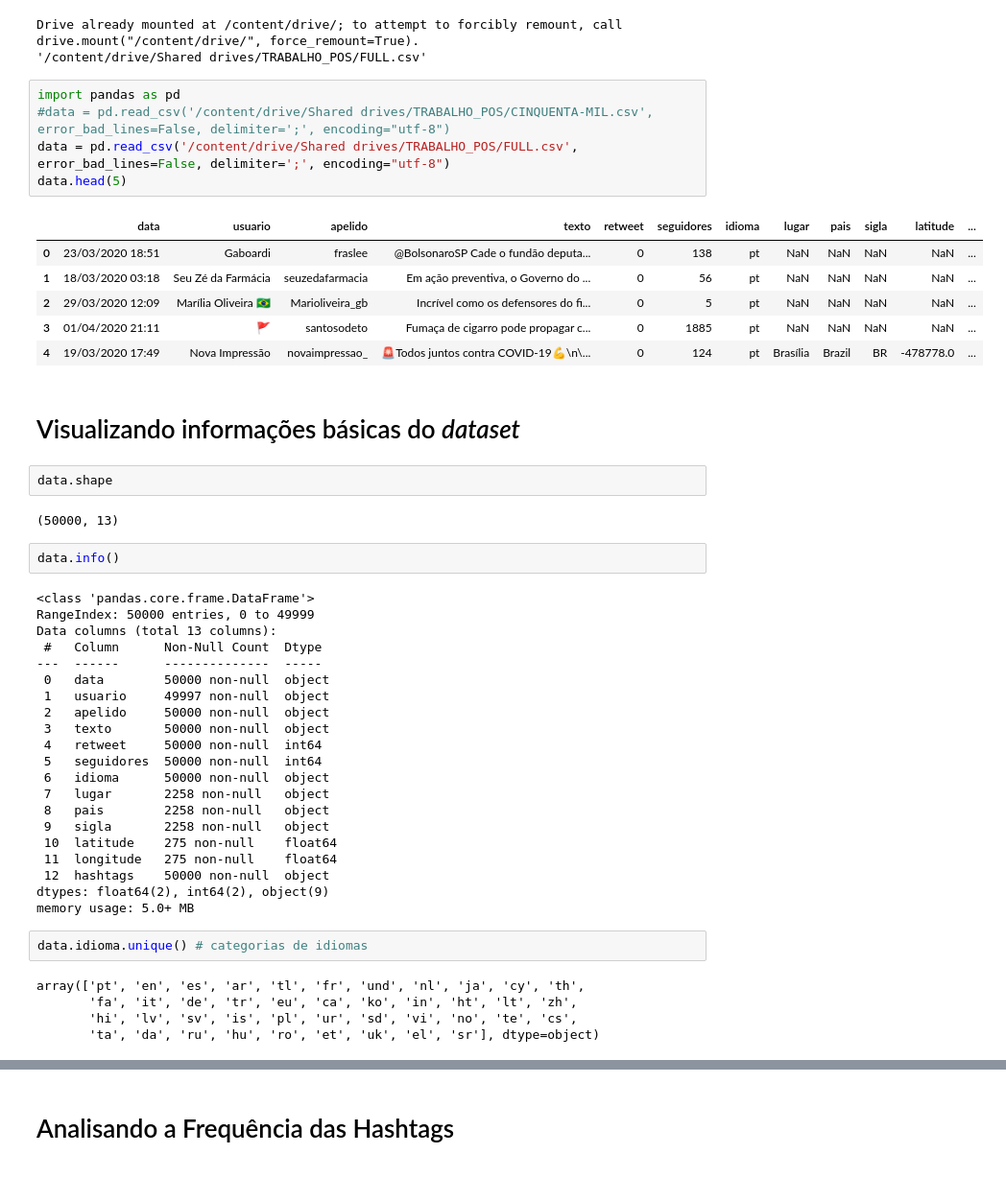
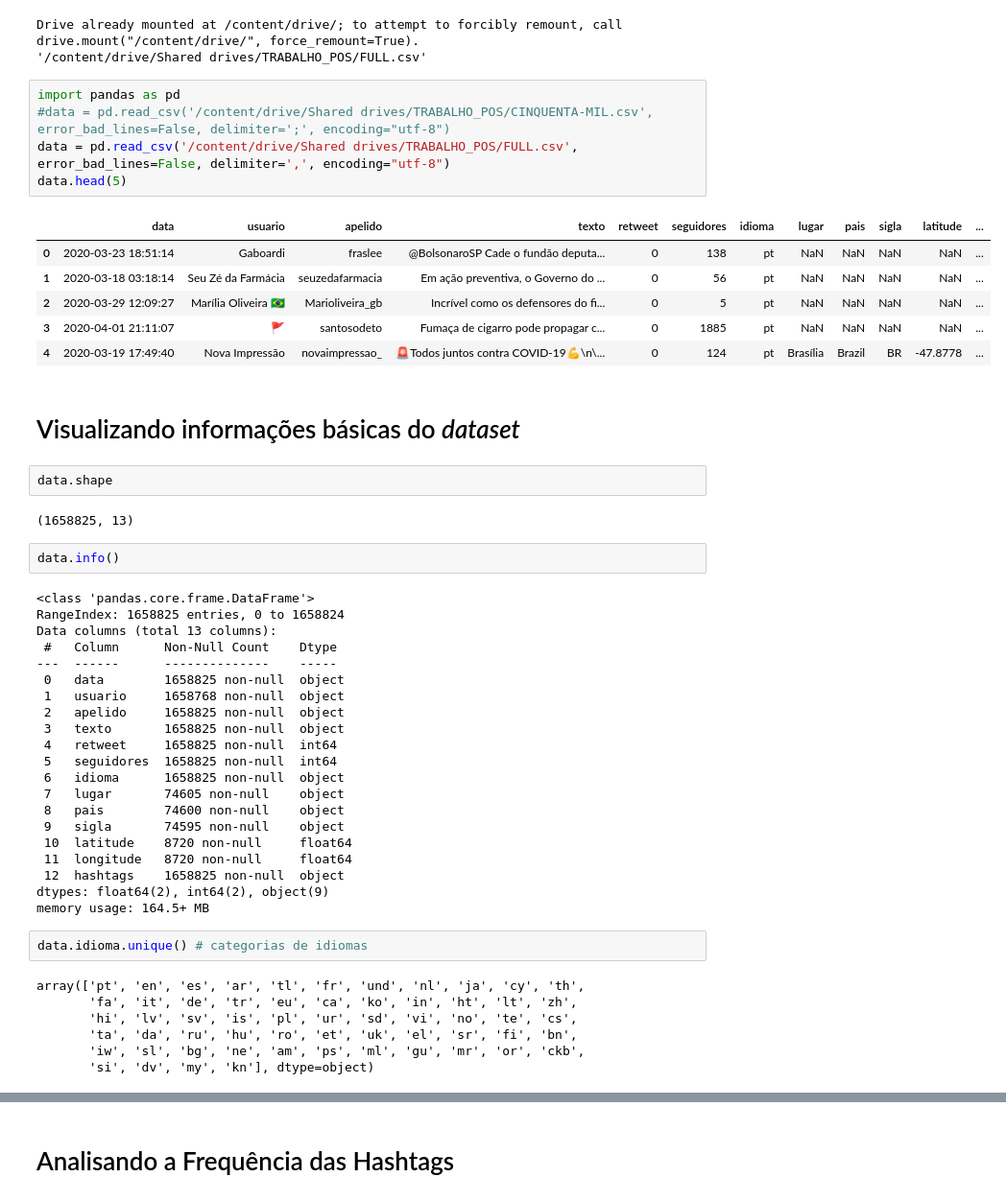
Before and after one commit to adielws/covid19-questions, a Jupyter notebook: covid19_questions.ipynb, the cells around one changed output, grey strips where cells are left out. Shown at 96% size. Drawn from its saved outputs; the diff is of its cells as text.

```diff
--- a/covid19_questions.ipynb
+++ b/covid19_questions.ipynb
@@ -27,51 +27,53 @@ Drive already mounted at /content/drive/; to attempt to forcibly remount, call d
 # %%
 import pandas as pd
 #data = pd.read_csv('/content/drive/Shared drives/TRABALHO_POS/CINQUENTA-MIL.csv', error_bad_lines=False, delimiter=';', encoding="utf-8")
-data = pd.read_csv('/content/drive/Shared drives/TRABALHO_POS/FULL.csv', error_bad_lines=False, delimiter=';', encoding="utf-8")
+data = pd.read_csv('/content/drive/Shared drives/TRABALHO_POS/FULL.csv', error_bad_lines=False, delimiter=',', encoding="utf-8")
 data.head(5)
 # %% [output]
 |  | data | usuario | apelido | texto | retweet | seguidores | idioma | lugar | pais | sigla | latitude | ... |
-| 0 | 23/03/2020 18:51 | Gaboardi | fraslee | @BolsonaroSP Cade o fundão deputa... | 0 | 138 | pt | NaN | NaN | NaN | NaN | ... |
-| 1 | 18/03/2020 03:18 | Seu Zé da Farmácia | seuzedafarmacia | Em ação preventiva, o Governo do ... | 0 | 56 | pt | NaN | NaN | NaN | NaN | ... |
-| 2 | 29/03/2020 12:09 | Marília Oliveira 🇧🇷 | Marioliveira_gb | Incrível como os defensores do fi... | 0 | 5 | pt | NaN | NaN | NaN | NaN | ... |
-| 3 | 01/04/2020 21:11 | 🚩 | santosodeto | Fumaça de cigarro pode propagar c... | 0 | 1885 | pt | NaN | NaN | NaN | NaN | ... |
-| 4 | 19/03/2020 17:49 | Nova Impressão | novaimpressao_ | 🚨Todos juntos contra COVID-19💪\n\... | 0 | 124 | pt | Brasília | Brazil | BR | -478778.0 | ... |
+| 0 | 2020-03-23 18:51:14 | Gaboardi | fraslee | @BolsonaroSP Cade o fundão deputa... | 0 | 138 | pt | NaN | NaN | NaN | NaN | ... |
+| 1 | 2020-03-18 03:18:14 | Seu Zé da Farmácia | seuzedafarmacia | Em ação preventiva, o Governo do ... | 0 | 56 | pt | NaN | NaN | NaN | NaN | ... |
+| 2 | 2020-03-29 12:09:27 | Marília Oliveira 🇧🇷 | Marioliveira_gb | Incrível como os defensores do fi... | 0 | 5 | pt | NaN | NaN | NaN | NaN | ... |
+| 3 | 2020-04-01 21:11:07 | 🚩 | santosodeto | Fumaça de cigarro pode propagar c... | 0 | 1885 | pt | NaN | NaN | NaN | NaN | ... |
+| 4 | 2020-03-19 17:49:40 | Nova Impressão | novaimpressao_ | 🚨Todos juntos contra COVID-19💪\n\... | 0 | 124 | pt | Brasília | Brazil | BR | -47.8778 | ... |
 # %% [markdown]
 # Visualizando informações básicas do *dataset*
 # %%
 data.shape
 # %% [output]
-(50000, 13)
+(1658825, 13)
 # %%
 data.info()
 # %% [output]
 <class 'pandas.core.frame.DataFrame'>
-RangeIndex: 50000 entries, 0 to 49999
+RangeIndex: 1658825 entries, 0 to 1658824
 Data columns (total 13 columns):
- #   Column      Non-Null Count  Dtype
----  ------      --------------  -----
- 0   data        50000 non-null  object
- 1   usuario     49997 non-null  object
- 2   apelido     50000 non-null  object
- 3   texto       50000 non-null  object
- 4   retweet     50000 non-null  int64
- 5   seguidores  50000 non-null  int64
- 6   idioma      50000 non-null  object
- 7   lugar       2258 non-null   object
- 8   pais        2258 non-null   object
- 9   sigla       2258 non-null   object
- 10  latitude    275 non-null    float64
- 11  longitude   275 non-null    float64
- 12  hashtags    50000 non-null  object
+ #   Column      Non-Null Count    Dtype
+---  ------      --------------    -----
+ 0   data        1658825 non-null  object
+ 1   usuario     1658768 non-null  object
+ 2   apelido     1658825 non-null  object
+ 3   texto       1658825 non-null  object
+ 4   retweet     1658825 non-null  int64
+ 5   seguidores  1658825 non-null  int64
+ 6   idioma      1658825 non-null  object
+ 7   lugar       74605 non-null    object
+ 8   pais        74600 non-null    object
+ 9   sigla       74595 non-null    object
+ 10  latitude    8720 non-null     float64
+ 11  longitude   8720 non-null     float64
+ 12  hashtags    1658825 non-null  object
 dtypes: float64(2), int64(2), object(9)
-memory usage: 5.0+ MB
+memory usage: 164.5+ MB
 # %%
 data.idioma.unique() # categorias de idiomas
 # %% [output]
 array(['pt', 'en', 'es', 'ar', 'tl', 'fr', 'und', 'nl', 'ja', 'cy', 'th',
        'fa', 'it', 'de', 'tr', 'eu', 'ca', 'ko', 'in', 'ht', 'lt', 'zh',
        'hi', 'lv', 'sv', 'is', 'pl', 'ur', 'sd', 'vi', 'no', 'te', 'cs',
-       'ta', 'da', 'ru', 'hu', 'ro', 'et', 'uk', 'el', 'sr'], dtype=object)
+       'ta', 'da', 'ru', 'hu', 'ro', 'et', 'uk', 'el', 'sr', 'fi', 'bn',
+       'iw', 'sl', 'bg', 'ne', 'am', 'ps', 'ml', 'gu', 'mr', 'or', 'ckb',
+       'si', 'dv', 'my', 'kn'], dtype=object)
 # %%
 data.pais.unique() # categorias de países
 # %% [output]
```
Also changed, not shown: parts of 19 cells of this notebook.
